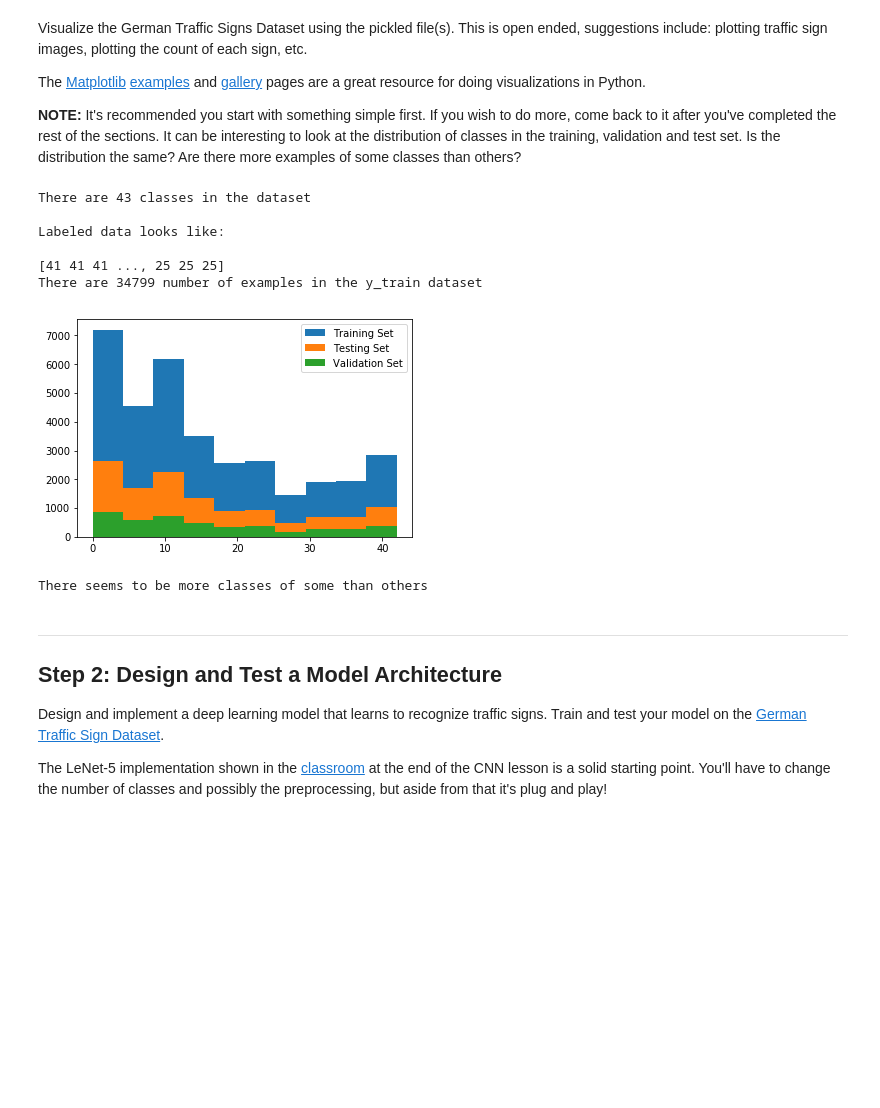
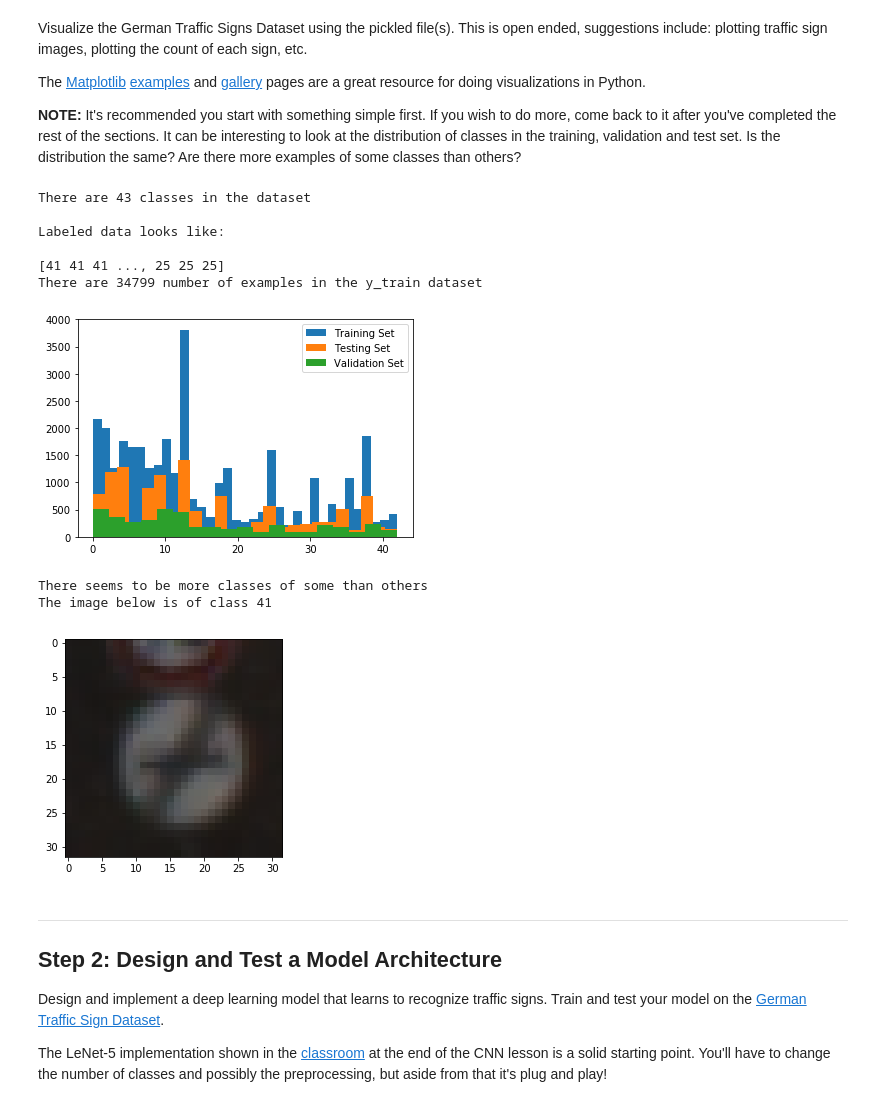
Before and after one commit to sunnykhatter/Traffic-Sign-Classifier, a Jupyter notebook: Traffic_Sign_Classifier.ipynb, the cells around one changed output. Saved outputs shown, nothing was run; the diff lists cells and outputs as text; code cells hidden in the pictures; blank space fills up the shorter version.

```diff
--- a/Traffic_Sign_Classifier.ipynb
+++ b/Traffic_Sign_Classifier.ipynb
@@ -96,34 +96,40 @@ The [Matplotlib](http://matplotlib.org/) [examples](http://matplotlib.org/exampl
 # %%
 ### Data exploration visualization code goes here.
 ### Feel free to use as many code cells as needed.
 import matplotlib.pyplot as plt
 # Visualizations will be shown in the notebook.
 %matplotlib inline
 
 # Number of unique signs
 print("There are " + str(n_classes) + " classes in the dataset\n")
 
 print("Labeled data looks like: \n")
 print(y_train)
 
 print("There are " + str(len(y_train)) + " number of examples in the y_train dataset")
 
-plt.hist(y_train, label='Training Set')
-plt.hist(y_test, label="Testing Set")
-plt.hist(y_valid, label="Validation Set")
+plt.hist(y_train, label='Training Set',bins='auto')
+plt.hist(y_test, label="Testing Set",bins='auto')
+plt.hist(y_valid, label="Validation Set",bins='auto')
 plt.legend(loc='upper right')
 plt.show()
 
 print("There seems to be more classes of some than others")
+
+
+plt.imshow(X_train[0].squeeze(), cmap='gray')
+print("The image below is of class " + str(y_train[0]))
 # %% [output]
 There are 43 classes in the dataset
 
 Labeled data looks like:
 
 [41 41 41 ..., 25 25 25]
 There are 34799 number of examples in the y_train dataset
-[figure, old version]
+[figure, new version]
 There seems to be more classes of some than others
+The image below is of class 41
+[figure, added]
 # %% [markdown]
 ----
 
```
Also changed, not shown: parts of 8 cells of this notebook, 13 other files.
